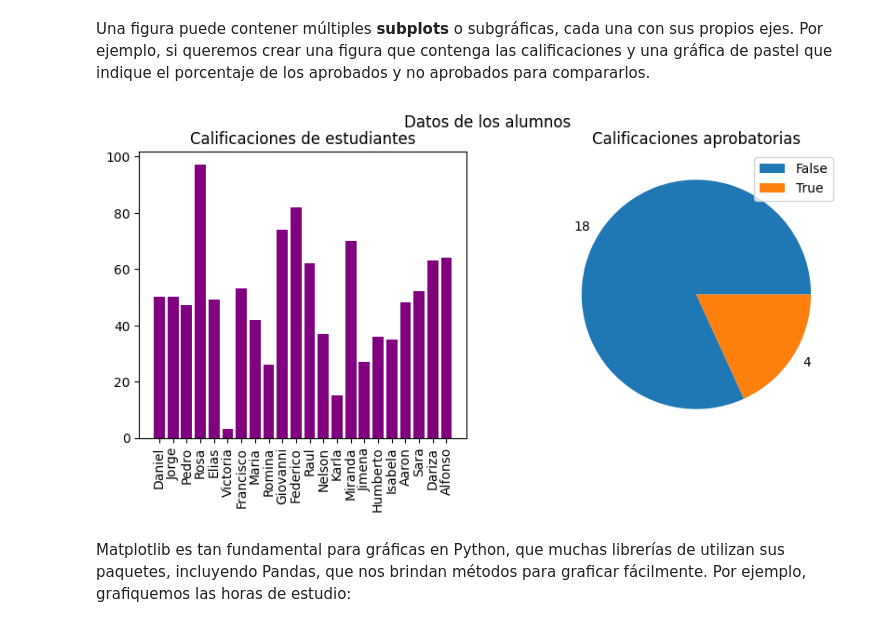
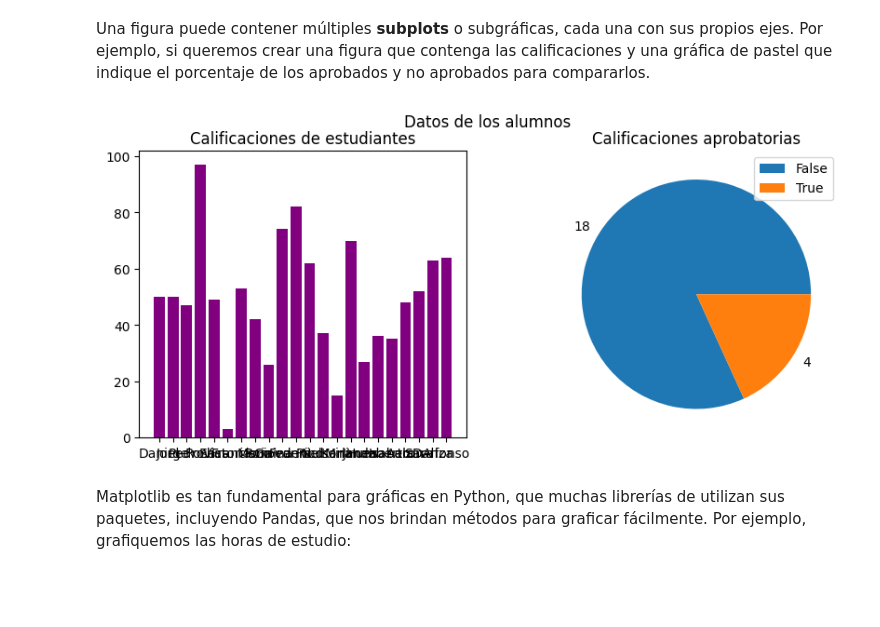
Before and after one commit to KZuleika/python-data-analysis, a Jupyter notebook: Notebooks/data_analysis.ipynb, the cells around one changed output. Saved outputs shown, nothing was run; the diff lists cells and outputs as text; code cells hidden in the pictures; blank space fills up the shorter version.

```diff
--- a/Notebooks/data_analysis.ipynb
+++ b/Notebooks/data_analysis.ipynb
@@ -402,25 +402,24 @@ Una figura puede contener múltiples **subplots** o subgráficas, cada una con s
 # %%
 #Crea una figura
 fig, ax = plt.subplots(1,2,figsize=(10,4))
 
 #Crea una gráfica de barras con nombres vs calificaciones
 ax[0].bar(x=df_estudiantes.Nombre, height=df_estudiantes.Calificaciones, color='purple')
 ax[0].set_title('Calificaciones de estudiantes')
-ax[0].set_xticklabels(df_estudiantes.Nombre, rotation=90)
 
 #Agregar un grafico de pastel
 cuenta_aprobados = df_estudiantes['Aprobado'].value_counts()
 ax[1].pie(cuenta_aprobados, labels=cuenta_aprobados)
 ax[1].set_title('Calificaciones aprobatorias')
 ax[1].legend(cuenta_aprobados.keys().tolist())
 
 #Añade un ttítulo a la figura
 fig.suptitle('Datos de los alumnos')
 
 #Despliega la gráfica
 plt.show()
 # %% [output]
-[figure, old version]
+[figure, new version]
 # %% [markdown]
 Matplotlib es tan fundamental para gráficas en Python, que muchas librerías de utilizan sus paquetes, incluyendo Pandas, que nos brindan métodos para graficar fácilmente. Por ejemplo, grafiquemos las horas de estudio:
 # %%
```
